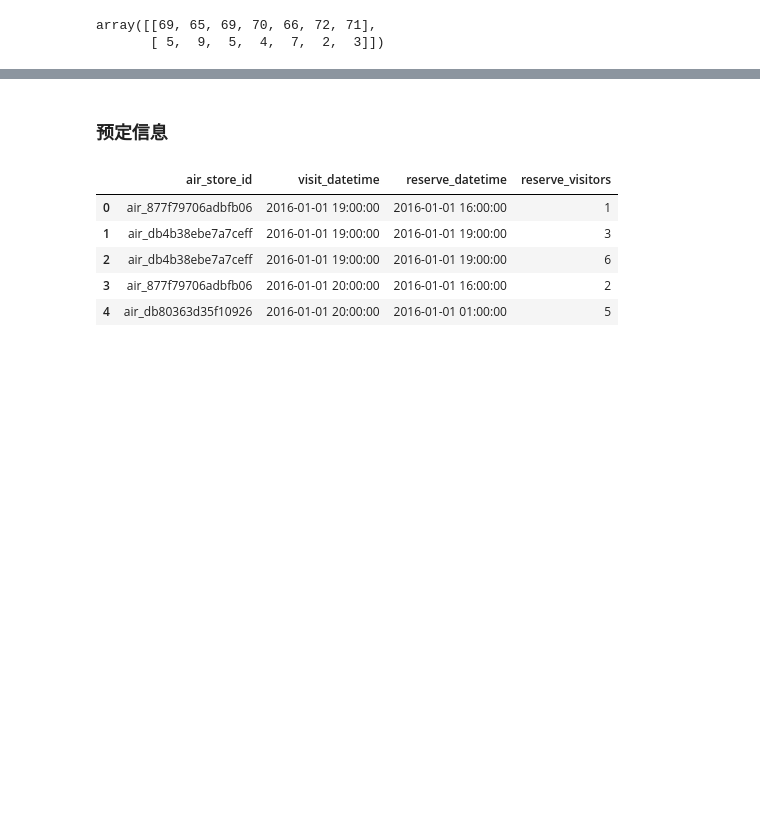
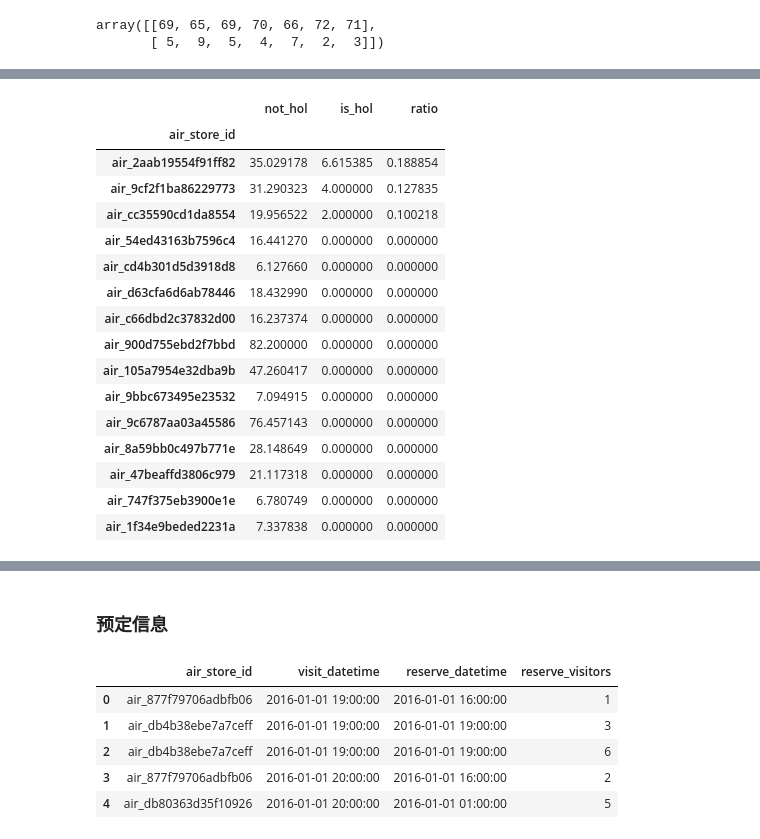
Before and after one commit to shenc3/kaggle_note, a Jupyter notebook: Recruit Restaurant Visitor Forecasting/Restaurant&Visitor.ipynb, the cells around one changed output, grey strips where cells are left out. Saved outputs shown, nothing was run; the diff lists cells and outputs as text; code cells hidden in the pictures; blank space fills up the shorter version.

```diff
--- a/Recruit Restaurant Visitor Forecasting/Restaurant&Visitor.ipynb
+++ b/Recruit Restaurant Visitor Forecasting/Restaurant&Visitor.ipynb
@@ -379,0 +404,2 @@ array([[69, 65, 69, 70, 66, 72, 71],
+# %%
+data['tra'] = data['tra'].merge(data['hol'][['visit_date', 'holiday_flg']], how='left', on='visit_date')
@@ -379,0 +413,24 @@ array([[69, 65, 69, 70, 66, 72, 71],
+# %%
+hol = data['tra'].groupby(['air_store_id', 'holiday_flg'])['visitors'].mean().unstack().fillna(0)
+hol.columns = ['not_hol', 'is_hol']
+hol['ratio'] = hol['is_hol'] / hol['not_hol']
+# %%
+hol.sort_values(by='ratio', ascending=False).tail(15)
+# %% [output]
+|  | not_hol | is_hol | ratio |
+| air_store_id |  |  |  |
+| air_2aab19554f91ff82 | 35.029178 | 6.615385 | 0.188854 |
+| air_9cf2f1ba86229773 | 31.290323 | 4.000000 | 0.127835 |
+| air_cc35590cd1da8554 | 19.956522 | 2.000000 | 0.100218 |
+| air_54ed43163b7596c4 | 16.441270 | 0.000000 | 0.000000 |
+| air_cd4b301d5d3918d8 | 6.127660 | 0.000000 | 0.000000 |
+| air_d63cfa6d6ab78446 | 18.432990 | 0.000000 | 0.000000 |
+| air_c66dbd2c37832d00 | 16.237374 | 0.000000 | 0.000000 |
+| air_900d755ebd2f7bbd | 82.200000 | 0.000000 | 0.000000 |
+| air_105a7954e32dba9b | 47.260417 | 0.000000 | 0.000000 |
+| air_9bbc673495e23532 | 7.094915 | 0.000000 | 0.000000 |
+| air_9c6787aa03a45586 | 76.457143 | 0.000000 | 0.000000 |
+| air_8a59bb0c497b771e | 28.148649 | 0.000000 | 0.000000 |
+| air_47beaffd3806c979 | 21.117318 | 0.000000 | 0.000000 |
+| air_747f375eb3900e1e | 6.780749 | 0.000000 | 0.000000 |
+| air_1f34e9beded2231a | 7.337838 | 0.000000 | 0.000000 |
```
Also changed, not shown: parts of 12 cells of this notebook, 1 other file.
